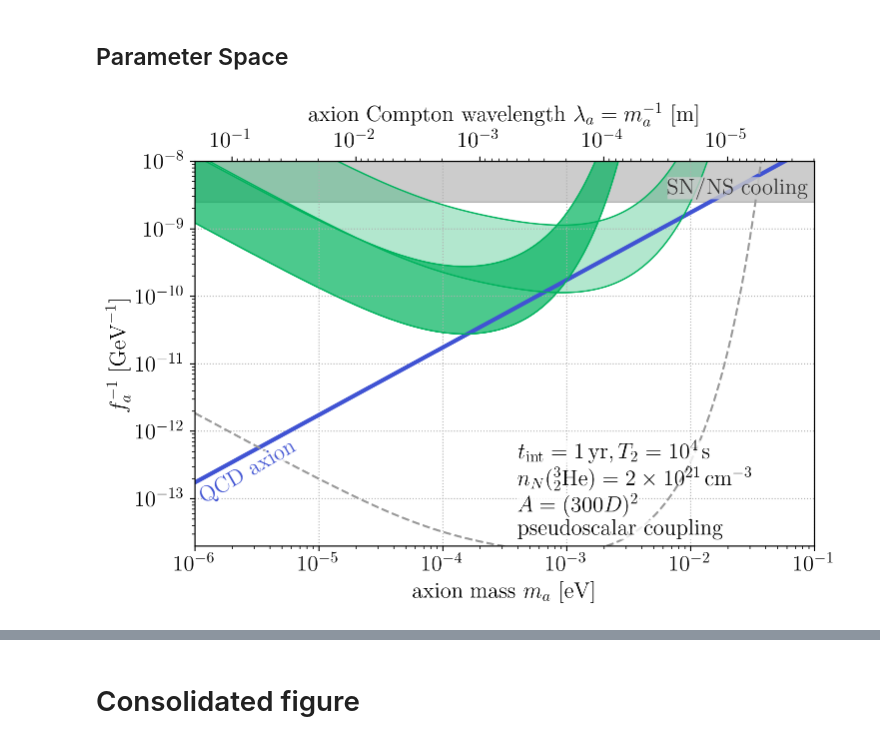
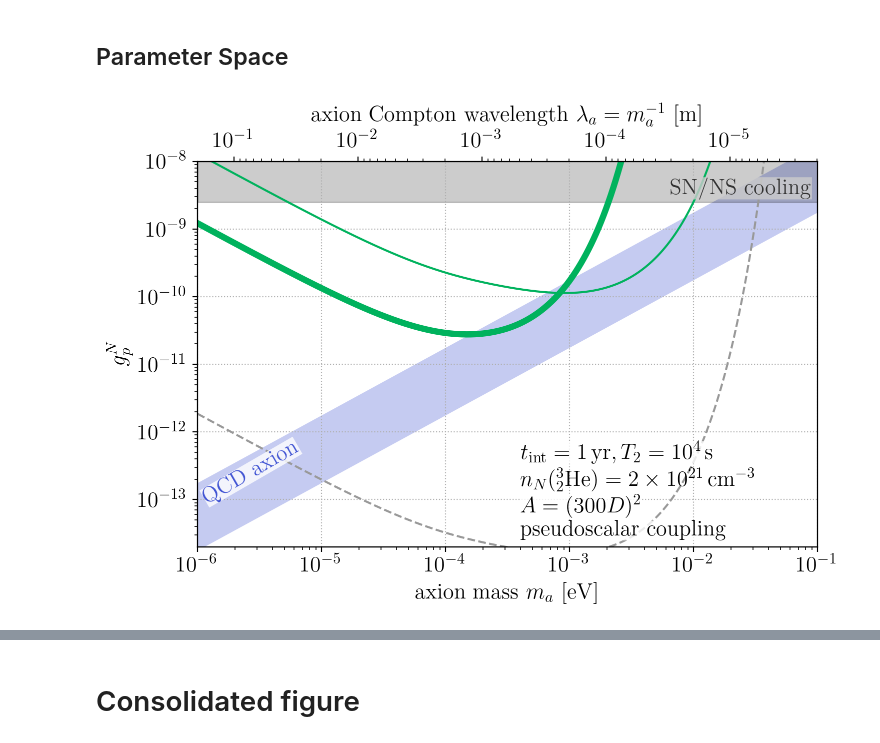
Before and after one commit to kenvantilburg/ferroaxionic-effect, a Jupyter notebook: code/sensitivity_2.ipynb, the cells around one changed output, grey strips where cells are left out. Cells and saved outputs as stored; diff of their text form; code cells hidden in the pictures.

Commit message:
new dipole-dipole figure and data files
Reformatted the dipole-dipole figure so the QCD axion is now a band. The data for the figures is now saved into csv files.

```diff
--- a/code/sensitivity_2.ipynb
+++ b/code/sensitivity_2.ipynb
@@ -12,6 +12,19 @@ sys.path.insert(0, dir_home)
 
 from preamble import *
 from natural_units_GeV import *
+# %%
+import os
+
+os.makedirs(dir_data, exist_ok=True)
+
+def save_wide_csv(path, x, columns_dict, x_name):
+    """
+    Save a 'wide' CSV: first column is x, then one column per entry in columns_dict.
+    columns_dict values must be 1D arrays same length as x.
+    """
+    keys = [x_name] + list(columns_dict.keys())
+    arr = np.column_stack([x] + [columns_dict[k] for k in columns_dict.keys()])
+    np.savetxt(path, arr, delimiter=",", header=",".join(keys), comments="")
 # %% [markdown]
 # Sensitivity
 # %% [markdown]
@@ -182,12 +176,14 @@ def fn_fa_2_inv_sens_dip_SQUID(m,D,h,n_N,P_nuc,c_aNN,T_2,n_N_det,vol):
 colors = [(64, 83, 211), (221, 179, 16), (181, 29, 20), (0, 190, 255), (251, 73, 176), (0, 178, 93), (202, 202, 202)]
 ncolors = [(r * 1/255, g * 1/255, b * 1/255) for r, g, b in colors] #normalized colors
 # %%
+from matplotlib.ticker import FuncFormatter
+
 fig, ax = plt.subplots(1,1,figsize=(8,5))
 ax.set_xscale('log'); ax.set_yscale('log'); ax.set_xlim(1e-6,1e-1); ax.set_ylim(2e-14,1e-8)
 ax_top = ax.twiny();  ax_top.set_xlim(ax.get_xlim()); ax_top.set_xscale('log');
 ax.yaxis.tick_left()
 ax.yaxis.set_label_position("left")
-ax.set_xlabel(r'axion mass $m_a~[\mathrm{eV}]$',fontsize=16); ax_top.set_xlabel('axion Compton wavelength $\lambda_a = m_a^{-1}~[\mathrm{m}]$',fontsize=16, va='bottom'); ax.set_ylabel('$f_a^{-1}~[\mathrm{GeV}^{-1}]$',fontsize=16);
+ax.set_xlabel(r'axion mass $m_a~[\mathrm{eV}]$',fontsize=16); ax_top.set_xlabel('axion Compton wavelength $\lambda_a = m_a^{-1}~[\mathrm{m}]$',fontsize=16, va='bottom'); ax.set_ylabel('$g_p^N$',fontsize=16);
 ticks_left_minor = np.outer(10**(np.arange(-19.0,-5)),np.arange(1.,10.,1.)).flatten()
 ticks_left_minor = ticks_left_minor[(ax.get_ylim()[0] < ticks_left_minor) & (ticks_left_minor < ax.get_ylim()[1])]
 ticks_left_major = 10**(np.arange(-13,-7.99))
@@ -198,7 +194,17 @@ ax.set_yticks(ticks_left_minor,minor=True); ax.set_yticks(ticks_left_major,minor
 ax.grid(ls='dotted',which='major',axis='both')
 ax_top.set_xticks([],minor=True); ax_top.set_xticks(ticks_top_minor,minor=True); ax_top.set_xticklabels([],minor=True);
 ax_top.set_xticks(ticks_top_major,minor=False); ax_top.set_xticklabels(['$10^{-1}$','$10^{-2}$','$10^{-3}$','$10^{-4}$','$10^{-5}$'],minor=False);
-ax.plot(vec_ma/eV,1/fn_fa(vec_ma)*GeV,color=ncolors[0],lw=3);
+#ax.plot(vec_ma/eV,1/fn_fa(vec_ma)*GeV,color=ncolors[0],lw=3);
+
+cN_min = 0.1
+cN_max = 1.0
+
+y_min = cN_min / fn_fa(vec_ma) * GeV
+y_max = cN_max / fn_fa(vec_ma) * GeV
+
+ax.fill_between(vec_ma/eV, y_min, y_max,
+                color=ncolors[0], alpha=0.3, edgecolor=None)
+
 ax.fill_between(vec_ma/eV,fa_SN_bound**-1 * GeV,1e-5,color=(0,0,0,0.2))
 ax.tick_params(axis='both', which='both', labelsize=16)
 ax_top.tick_params(axis='both', which='both', labelsize=16)
@@ -207,43 +213,78 @@ y_values_1 = []
 y_values_2 = []
 alphas = [0.3, 0.7]
 
+x_ma_eV = vec_ma / eV # exactly what is on the x-axis in the plot
+
+curves = {}
 for i_D, D in enumerate(vec_D):
     vol = D**3 * vec_aspect[i_D]**2
-    y1 = GeV * np.sqrt(fn_fa_2_inv_sens_dip(vec_ma, D, h, Eu.n_N, P_nuc, c_aNN, T_2, n_N_det, vol))
-    y_values_1.append(y1)
-    ax.plot(vec_ma / eV, y1, lw=1, color=ncolors[5], label=vec_label[i_D] + ', dipole' + ', $c_N=1$')
+    y = GeV * np.sqrt(
+        fn_fa_2_inv_sens_dip(
+            vec_ma, D, h, Eu.n_N, P_nuc, 1, T_2, n_N_det, vol
+        )
+    )
 
-for i_D, D in enumerate(vec_D):
-    vol = D**3 * vec_aspect[i_D]**2
-    y2 = GeV * np.sqrt(fn_fa_2_inv_sens_dip(vec_ma, D, h, Eu.n_N, P_nuc, c_aNN2, T_2, n_N_det, vol))
-    y_values_2.append(y2)
-    ax.plot(vec_ma / eV, y2, lw=1, color=ncolors[5], label=vec_label[i_D] + ', dipole' + ', $c_N=0.1$')
+    # Only label one of them (e.g., the first) to avoid legend clutter
+    label = vec_label[i_D] + r', dipole, $c_{aNN}=1$' if i_D == 0 else None
 
-for i_D in range(len(vec_D)):
-     ax.fill_between(vec_ma / eV, y_values_1[i_D], y_values_2[i_D], color=ncolors[5], alpha=alphas[i_D])
+    ax.plot(vec_ma / eV, y, lw=1.5 * vec_lw[i_D], color=ncolors[5], label=label)
+    curves[f"dipole_cann1_D_{D/mm:g}mm_GeVinv"] = y
 
+save_wide_csv(
+    os.path.join(dir_data, "dipole-dipole_curves.csv"),
+    x_ma_eV,
+    curves,
+    x_name="m_a_eV",
+)
 
-ax.plot(vec_ma/eV,GeV*np.sqrt(fn_fa_2_inv_sens_dip_SQUID(vec_ma,vec_D[0],h, Eu.n_N, P_nuc, c_aNN2, T_2, n_N_det, vol)),
+squid_dip = GeV*np.sqrt(fn_fa_2_inv_sens_dip_SQUID(vec_ma,vec_D[0],h, Eu.n_N, P_nuc, c_aNN2, T_2, n_N_det, vol))
+ax.plot(vec_ma/eV,squid_dip,
                color=(0.6, 0.6, 0.6), label=vec_label[0]+', SQUID limit', linestyle='dashed')
+save_wide_csv(
+    os.path.join(dir_data, "dipole-dipole_squid.csv"),
+    x_ma_eV,
+    {"squid_GeVinv": squid_dip},
+    x_name="m_a_eV",
+)
 
 ax.text(7e-6,8.5e-13,'QCD axion',ha='right',va='top',color=ncolors[0],rotation=30,fontsize=16,
         bbox=dict(facecolor=(1,1,1,0.8), edgecolor='none', boxstyle='round,pad=0'));
 ax.text(9e-2,1.1 * fa_SN_bound**-1 * GeV,'SN/NS cooling',ha='right',va='bottom',color=(0.2,0.2,0.2),rotation=0,fontsize=16,
         bbox=dict(facecolor=(0.8,0.8,0.8,0.8), edgecolor='none', boxstyle='round,pad=0'));
 ax.text(0.4e-3,2**(4.6)*3e-14,r'$t_\mathrm{int} = 1\,\mathrm{yr}, T_2 = 10^4\,\mathrm{s}$',va='top',fontsize=16,
         bbox=dict(facecolor=(1,1,1,0.8), edgecolor='none', boxstyle='round,pad=0'));
 ax.text(0.4e-3,2**(3.3)*3e-14,r'$n_N({{}^{3}_2\mathrm{He}}) = 2 \times 10^{21} \, \mathrm{cm}^{-3}$',va='top',fontsize=16)
 ax.text(0.4e-3,2**(2.0)*3e-14,r'$A = (300 D)^2$',va='top',fontsize=16,
         bbox=dict(facecolor=(1,1,1,0.8), edgecolor='none', boxstyle='round,pad=0'));
 ax.text(0.4e-3,2**(0.7)*3e-14,r'pseudoscalar coupling',va='top',fontsize=16,
         bbox=dict(facecolor=(1,1,1,0.8), edgecolor='none', boxstyle='round,pad=0'));
 #ax.text(0.8e-2,2**(1)*1e-12,r'${}^{235}_{92}\mathrm{U}$ source mass',va='top',  fontsize=16)
 
 #handles, labels = plt.gca().get_legend_handles_labels()
 #order = [0,1,2,3]
 #legend = ax.legend([handles[idx] for idx in order],[labels[idx] for idx in order],fontsize=12,loc='upper left', ncol=2, framealpha=1.0);
 
+#ax_right = ax.twinx()
+#ax_right.set_yscale('log')
+#ax_right.set_ylim(ax.get_ylim())
+
+#ax_right.yaxis.tick_right()
+#ax_right.yaxis.set_label_position("right")
+#ax_right.set_ylabel(r'$|g_p^N|^2$', fontsize=16)
+
+# Use the same major tick locations as the left axis
+#ax_right.set_yticks(ticks_left_major)
+
+#def gp2_formatter(y, pos):
+    # # y is f_a^{-1} [GeV^{-1}]
+    #val = y**2
+    #exp = int(np.floor(np.log10(val)))
+    #return rf'$10^{{{exp}}}$'
+
+#ax_right.yaxis.set_major_formatter(FuncFormatter(gp2_formatter))
+#ax_right.tick_params(axis='y', which='major', labelsize=16)
+
 file_path = dir_fig + "dipole-dipole.pdf"
 plt.savefig(file_path,bbox_inches='tight', pad_inches=0)
 # %% [output]
-[figure, old version]
+[figure, new version]
```
Also changed, not shown: parts of 4 cells of this notebook, 11 other files.
